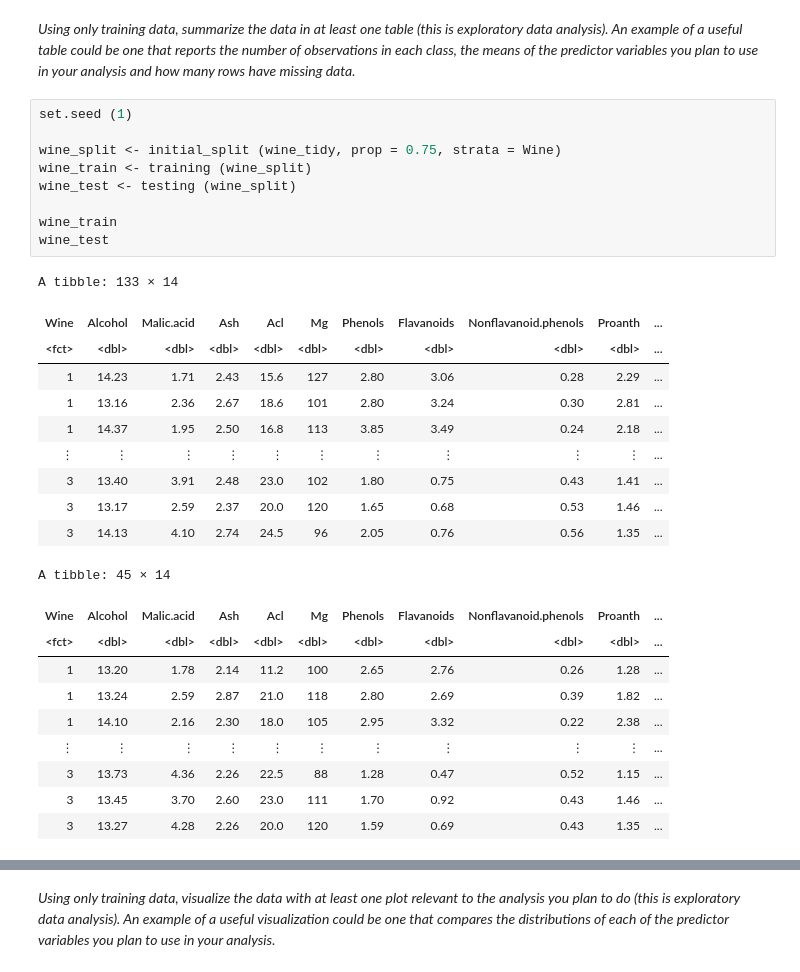
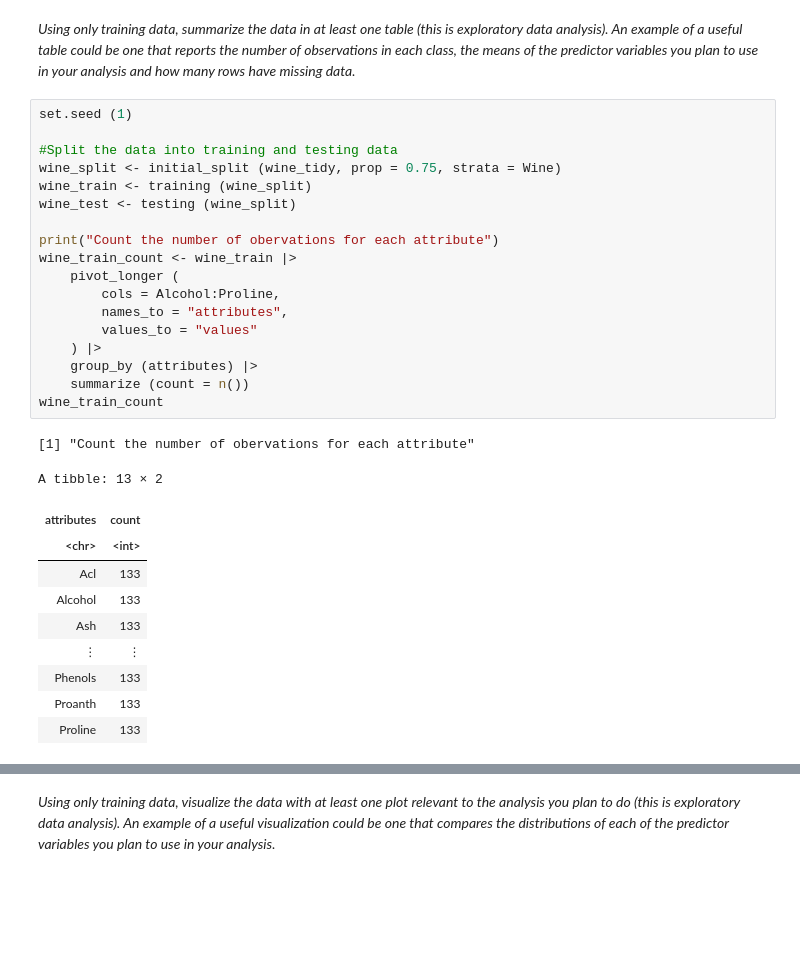
Before and after one commit to HeatherAu/wine_group_project, a Jupyter notebook: main.ipynb, the cells around one changed output, grey strips where cells are left out. Cells and saved outputs as stored; diff of their text form; blank space fills up the shorter version.

Commit message:
Did preliminary data analysis

```diff
--- a/main.ipynb
+++ b/main.ipynb
@@ -72,30 +69,30 @@ A tibble: 178 × 14
 # %%
 set.seed (1)
 
+#Split the data into training and testing data
 wine_split <- initial_split (wine_tidy, prop = 0.75, strata = Wine)
 wine_train <- training (wine_split)
 wine_test <- testing (wine_split)
 
-wine_train
-wine_test
+print("Count the number of obervations for each attribute")
+wine_train_count <- wine_train |>
+    pivot_longer (
+        cols = Alcohol:Proline,
+        names_to = "attributes",
+        values_to = "values"
+    ) |>
+    group_by (attributes) |>
+    summarize (count = n())
+wine_train_count
 # %% [output]
-A tibble: 133 × 14
+[1] "Count the number of obervations for each attribute"
+A tibble: 13 × 2
-| Wine | Alcohol | Malic.acid | Ash | Acl | Mg | Phenols | Flavanoids | Nonflavanoid.phenols | Proanth | ... |
-| <fct> | <dbl> | <dbl> | <dbl> | <dbl> | <dbl> | <dbl> | <dbl> | <dbl> | <dbl> | ... |
-| 1 | 14.23 | 1.71 | 2.43 | 15.6 | 127 | 2.80 | 3.06 | 0.28 | 2.29 | ... |
-| 1 | 13.16 | 2.36 | 2.67 | 18.6 | 101 | 2.80 | 3.24 | 0.30 | 2.81 | ... |
-| 1 | 14.37 | 1.95 | 2.50 | 16.8 | 113 | 3.85 | 3.49 | 0.24 | 2.18 | ... |
-| ⋮ | ⋮ | ⋮ | ⋮ | ⋮ | ⋮ | ⋮ | ⋮ | ⋮ | ⋮ | ... |
-| 3 | 13.40 | 3.91 | 2.48 | 23.0 | 102 | 1.80 | 0.75 | 0.43 | 1.41 | ... |
-| 3 | 13.17 | 2.59 | 2.37 | 20.0 | 120 | 1.65 | 0.68 | 0.53 | 1.46 | ... |
-| 3 | 14.13 | 4.10 | 2.74 | 24.5 | 96 | 2.05 | 0.76 | 0.56 | 1.35 | ... |
+| attributes | count |
+| <chr> | <int> |
+| Acl | 133 |
+| Alcohol | 133 |
+| Ash | 133 |
+| ⋮ | ⋮ |
+| Phenols | 133 |
+| Proanth | 133 |
+| Proline | 133 |
-A tibble: 45 × 14
-| Wine | Alcohol | Malic.acid | Ash | Acl | Mg | Phenols | Flavanoids | Nonflavanoid.phenols | Proanth | ... |
-| <fct> | <dbl> | <dbl> | <dbl> | <dbl> | <dbl> | <dbl> | <dbl> | <dbl> | <dbl> | ... |
-| 1 | 13.20 | 1.78 | 2.14 | 11.2 | 100 | 2.65 | 2.76 | 0.26 | 1.28 | ... |
-| 1 | 13.24 | 2.59 | 2.87 | 21.0 | 118 | 2.80 | 2.69 | 0.39 | 1.82 | ... |
-| 1 | 14.10 | 2.16 | 2.30 | 18.0 | 105 | 2.95 | 3.32 | 0.22 | 2.38 | ... |
-| ⋮ | ⋮ | ⋮ | ⋮ | ⋮ | ⋮ | ⋮ | ⋮ | ⋮ | ⋮ | ... |
-| 3 | 13.73 | 4.36 | 2.26 | 22.5 | 88 | 1.28 | 0.47 | 0.52 | 1.15 | ... |
-| 3 | 13.45 | 3.70 | 2.60 | 23.0 | 111 | 1.70 | 0.92 | 0.43 | 1.46 | ... |
-| 3 | 13.27 | 4.28 | 2.26 | 20.0 | 120 | 1.59 | 0.69 | 0.43 | 1.35 | ... |
```
Also changed, not shown: parts of 3 cells of this notebook, 1 other file.
